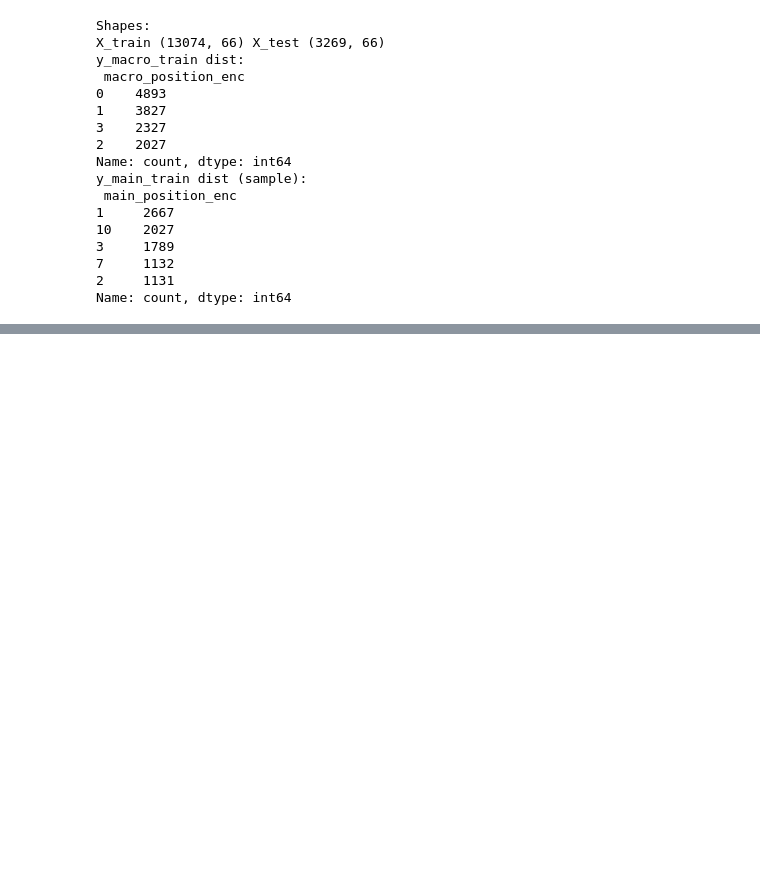
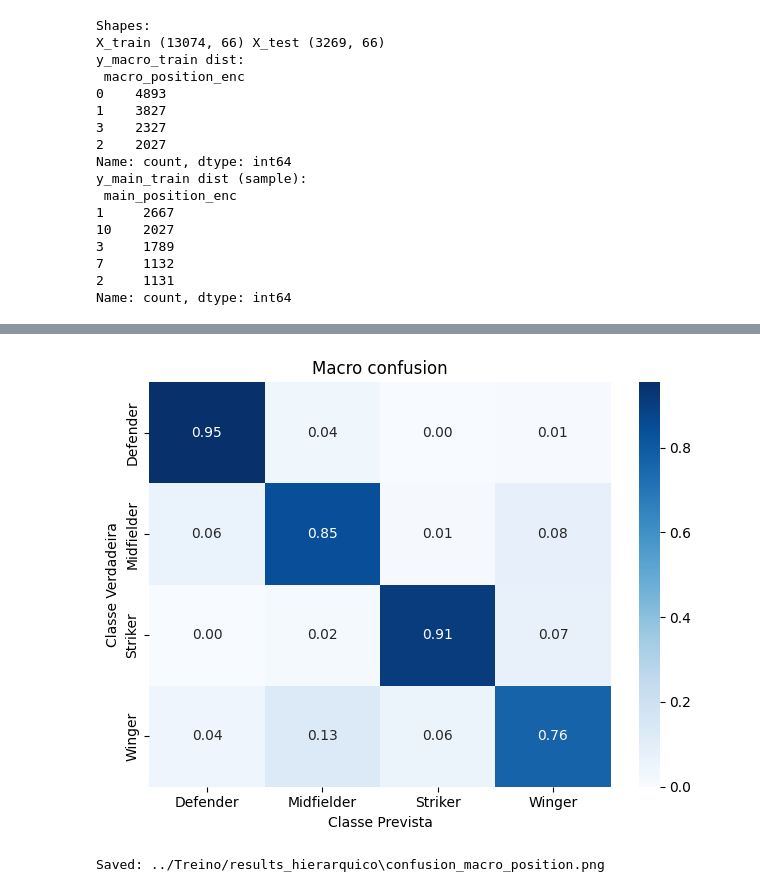
Before and after one commit to guilemos012/Previsao-Posicao-FIFA, a Jupyter notebook: Treino/RF_Hierarquico.ipynb, the cells around one changed output, grey strips where cells are left out. Saved outputs shown, nothing was run; the diff lists cells and outputs as text; code cells hidden in the pictures; blank space fills up the shorter version.

```diff
--- a/Treino/RF_Hierarquico.ipynb
+++ b/Treino/RF_Hierarquico.ipynb
@@ -101,0 +203,13 @@ Name: count, dtype: int64
+# %%
+labels_enc_order = [k for k,v in sorted(macro_name_map.items(), key=lambda x: x[0])]
+cm_macro = confusion_matrix(y_macro_test, y_macro_pred, labels=labels_enc_order, normalize='true')
+plt.figure(figsize=(6.5,5))
+sns.heatmap(cm_macro, annot=True, fmt=".2f", xticklabels=macro_order_names, yticklabels=macro_order_names, cmap="Blues", linewidths=0)
+plt.xlabel("Classe Prevista"); plt.ylabel("Classe Verdadeira"); plt.title("Macro confusion")
+plt.tight_layout()
+plt.savefig(os.path.join(RESULTS_DIR, "confusion_macro_position.png"), dpi=150)
+plt.show()
+print("Saved:", os.path.join(RESULTS_DIR, "confusion_macro_position.png"))
+# %% [output]
+[figure, added]
+Saved: ../Treino/results_hierarquico\confusion_macro_position.png
```
Also changed, not shown: parts of 11 cells of this notebook, 8 other files.
